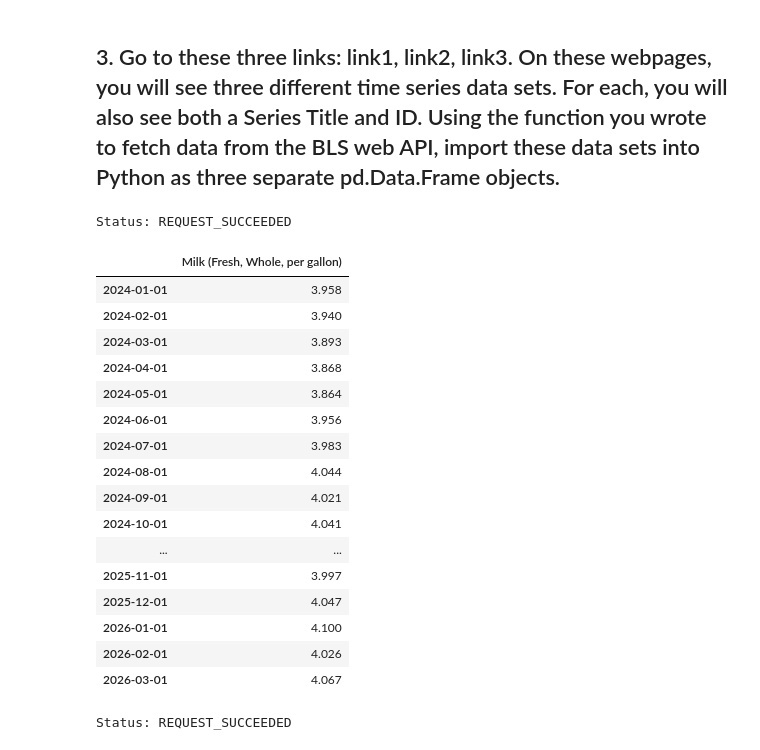
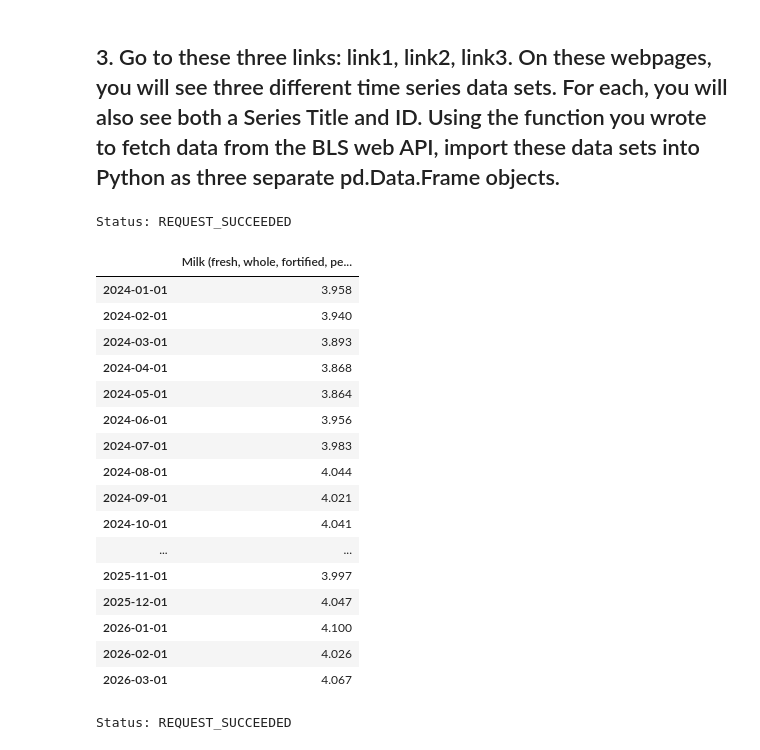
Before and after one commit to 97Peipei/QMSS-GR5072-Spring2026-HWs, a Jupyter notebook: homework-5-main/HU PEIPEI/HW05.ipynb, the cells around one changed output. Saved outputs shown, nothing was run; the diff lists cells and outputs as text; code cells hidden in the pictures.

```diff
--- a/homework-5-main/HU PEIPEI/HW05.ipynb
+++ b/homework-5-main/HU PEIPEI/HW05.ipynb
@@ -94,11 +94,11 @@ Status: REQUEST_SUCCEEDED
 ## 3. Go to these three links: link1, link2, link3. On these webpages, you will see three different time series data sets. For each, you will also see both a Series Title and ID. Using the function you wrote to fetch data from the BLS web API, import these data sets into Python as three separate pd.Data.Frame objects.
 # %%
 #link 1
-df1 = get_bls_data(base_url, 'APU0000709112', 'Milk (Fresh, Whole, per gallon)')
+df1 = get_bls_data(base_url, 'APU0000709112', 'Milk (fresh, whole, fortified, per gal)')
 df1
 # %% [output]
 Status: REQUEST_SUCCEEDED
-|  | Milk (Fresh, Whole, per gallon) |
+|  | Milk (fresh, whole, fortified, pe... |
 | 2024-01-01 | 3.958 |
 | 2024-02-01 | 3.940 |
 | 2024-03-01 | 3.893 |
```
Also changed, not shown: parts of 3 cells of this notebook.
